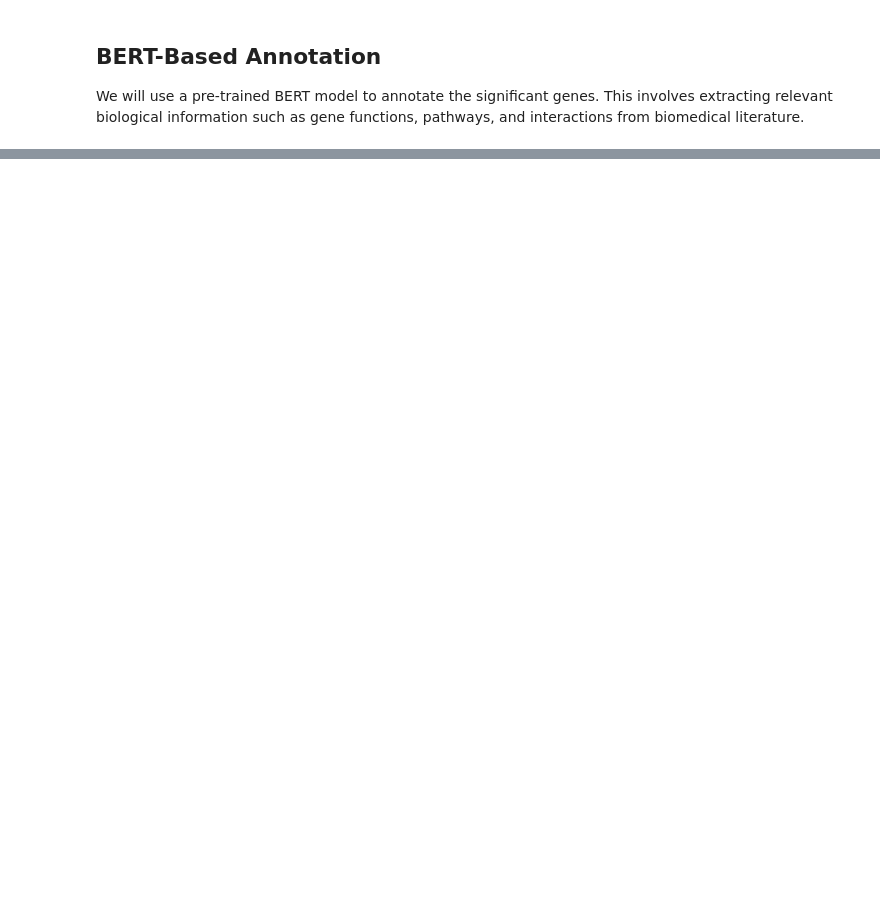
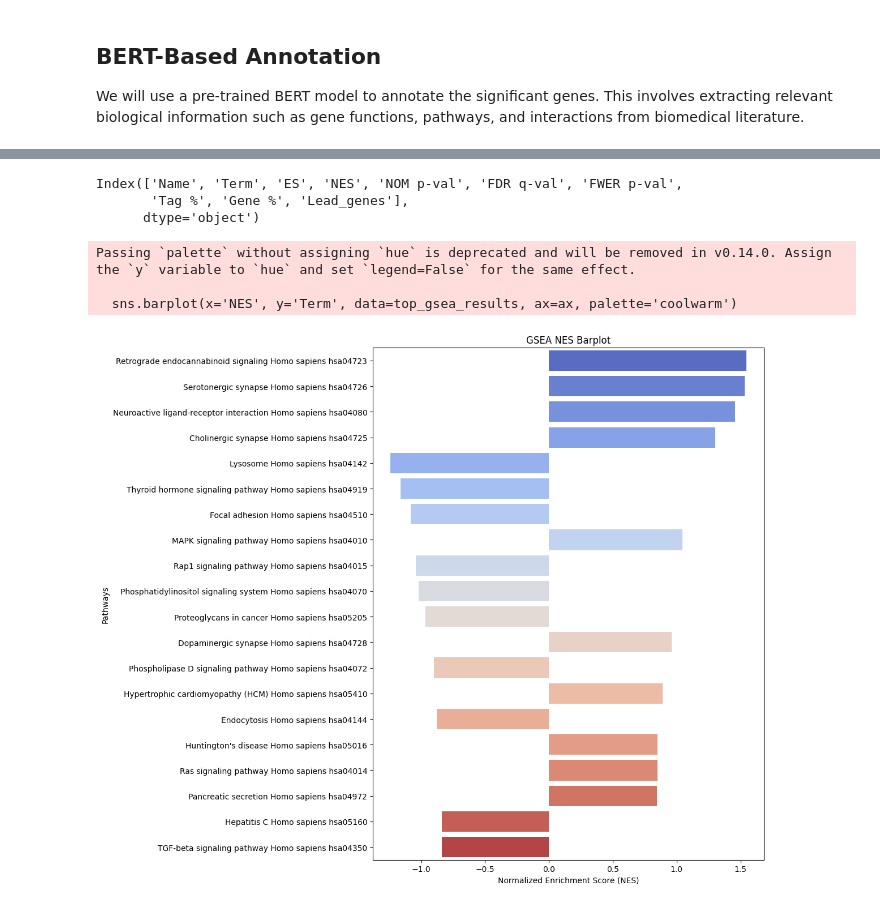
Before and after one commit to christophergaughan/sample-work, a Jupyter notebook: Copy_of_NB_7_GDC_API_BERT.ipynb, the cells around one changed output, grey strips where cells are left out. Saved outputs shown, nothing was run; the diff lists cells and outputs as text; code cells hidden in the pictures; blank space fills up the shorter version.

```diff
--- a/Copy_of_NB_7_GDC_API_BERT.ipynb
+++ b/Copy_of_NB_7_GDC_API_BERT.ipynb
@@ -3266,0 +4254,46 @@ X_train, X_val, y_train, y_val = train_test_split(X, y, test_size=0.2, random_st
+# %%
+# Prepare the ranked list
+ranked_list = data[['gene_symbol', 'log2_fold_change']]
+ranked_list.columns = ['Gene', 'Score']
+ranked_list = ranked_list.sort_values(by='Score', ascending=False)
+
+# Save the ranked list to a file
+ranked_list_path = '/content/drive/MyDrive/Colab Notebooks/ranked_genes.rnk'
+ranked_list.to_csv(ranked_list_path, sep='\t', index=False, header=False)
+
+# Perform GSEA with adjusted min_size and max_size
+pre_res = gp.prerank(rnk=ranked_list_path, gene_sets='KEGG_2016', outdir='GSEA_results', min_size=5, max_size=1000)
+# %%
+import matplotlib.pyplot as plt
+import seaborn as sns
+
+# Ensure the GSEA results DataFrame is correctly processed
+# Load the GSEA results from pre_res
+gsea_results = pre_res.res2d
+
+# Check the columns in the GSEA results DataFrame
+print(gsea_results.columns)
+
+# Filter the results for visualization
+top_gsea_results = gsea_results.head(20)  # Adjust as necessary to limit the number of pathways
+
+# Plot the top GSEA results
+fig, ax = plt.subplots(figsize=(12, 10))
+sns.barplot(x='NES', y='Term', data=top_gsea_results, ax=ax, palette='coolwarm')
+
+# Add title and labels
+ax.set_title('GSEA NES Barplot')
+ax.set_xlabel('Normalized Enrichment Score (NES)')
+ax.set_ylabel('Pathways')
+
+# Show plot
+plt.tight_layout()
+plt.show()
+# %% [output]
+Index(['Name', 'Term', 'ES', 'NES', 'NOM p-val', 'FDR q-val', 'FWER p-val',
+       'Tag %', 'Gene %', 'Lead_genes'],
+      dtype='object')
+Passing `palette` without assigning `hue` is deprecated and will be removed in v0.14.0. Assign the `y` variable to `hue` and set `legend=False` for the same effect.
+
+  sns.barplot(x='NES', y='Term', data=top_gsea_results, ax=ax, palette='coolwarm')
+[figure, added]
```
Also changed, not shown: parts of 151 cells of this notebook.
